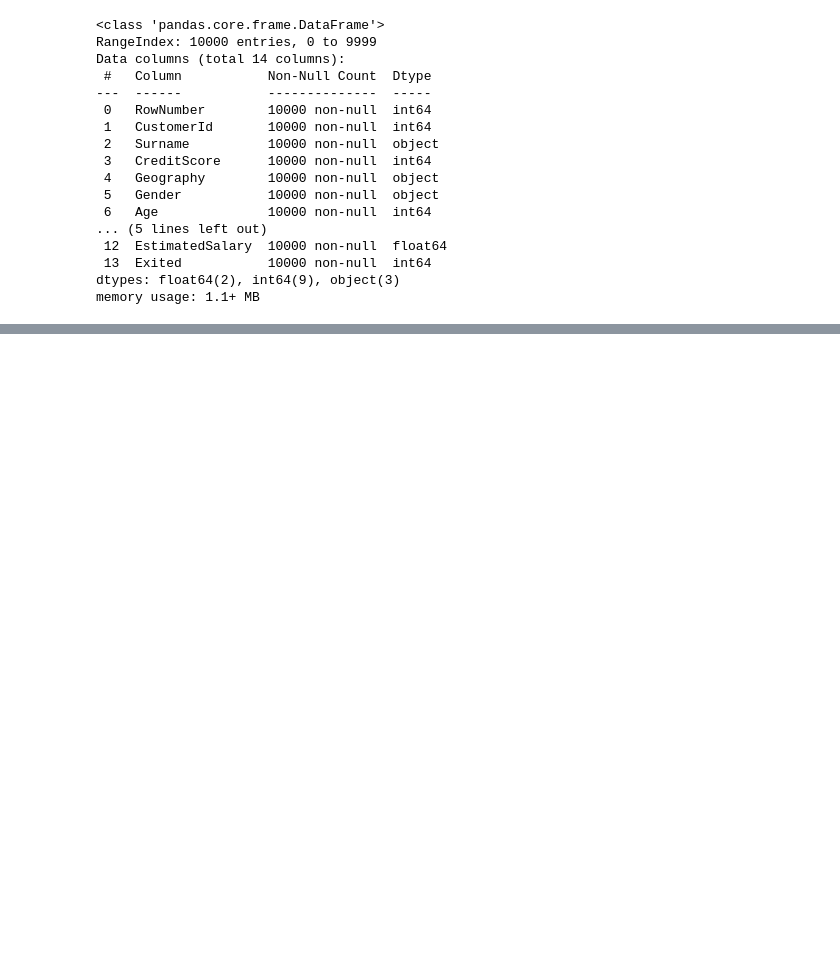
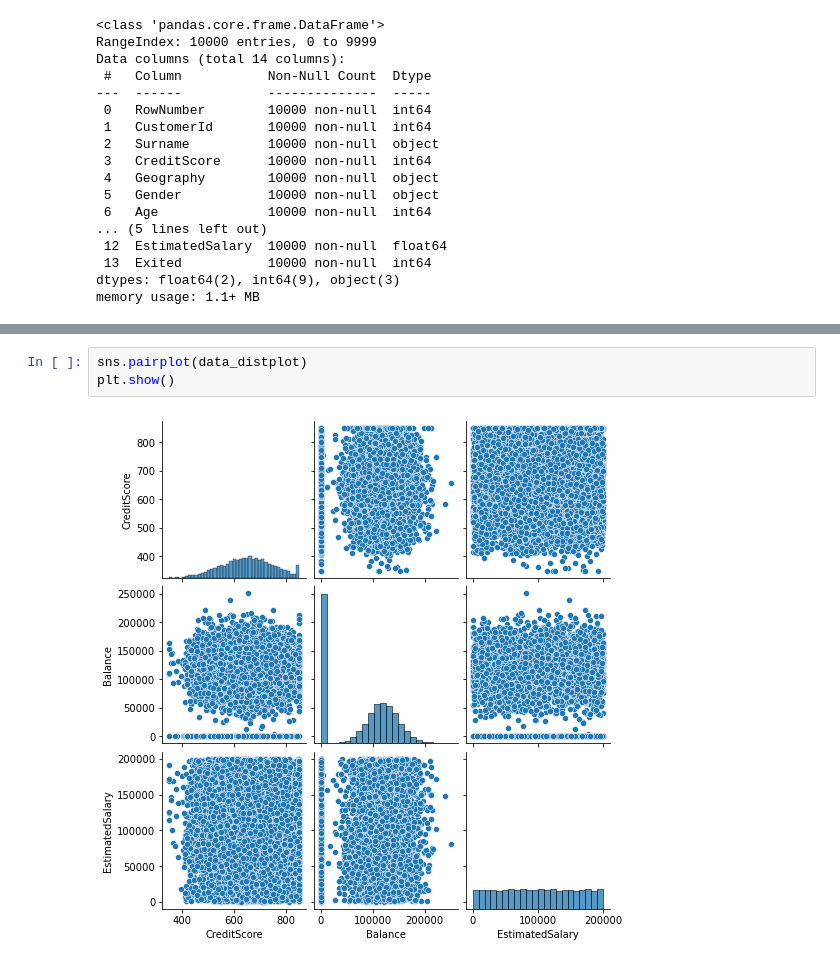
Before and after one commit to olihofmann/cas-aml, a Jupyter notebook: customer-churn-prediction/classical_algorithms.ipynb, the cells around one changed output, grey strips where cells are left out. Cells and saved outputs as stored; diff of their text form; blank space fills up the shorter version.

```diff
--- a/customer-churn-prediction/classical_algorithms.ipynb
+++ b/customer-churn-prediction/classical_algorithms.ipynb
@@ -106,0 +125,5 @@ data.plot.hist()
+# %%
+sns.pairplot(data_distplot)
+plt.show()
+# %% [output]
+[figure, added]
```
Also changed, not shown: parts of 19 cells of this notebook.
